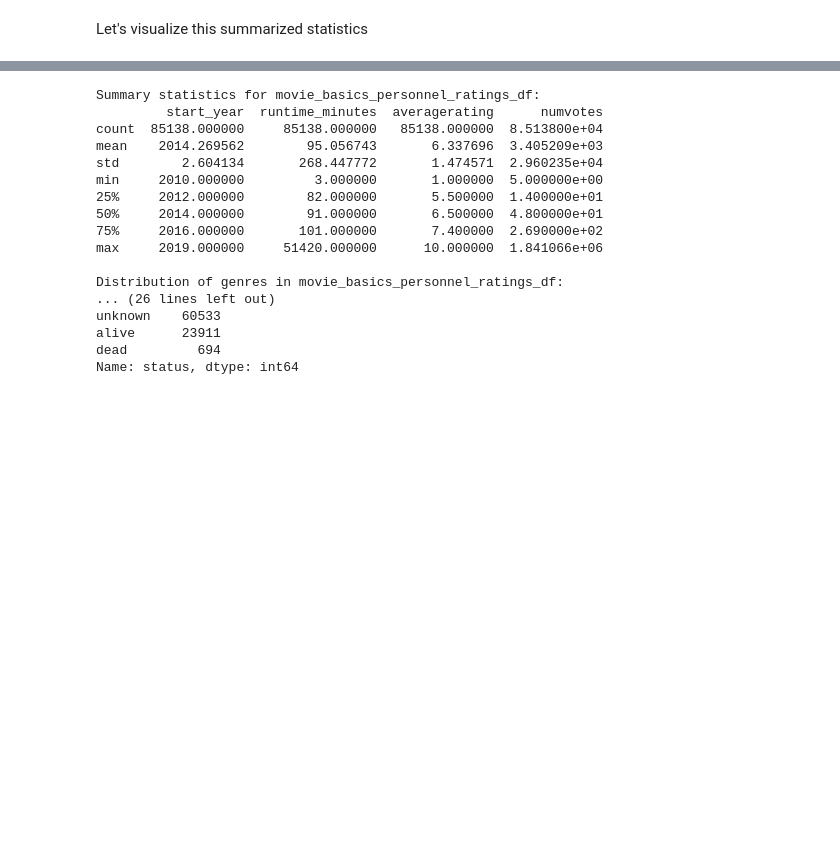
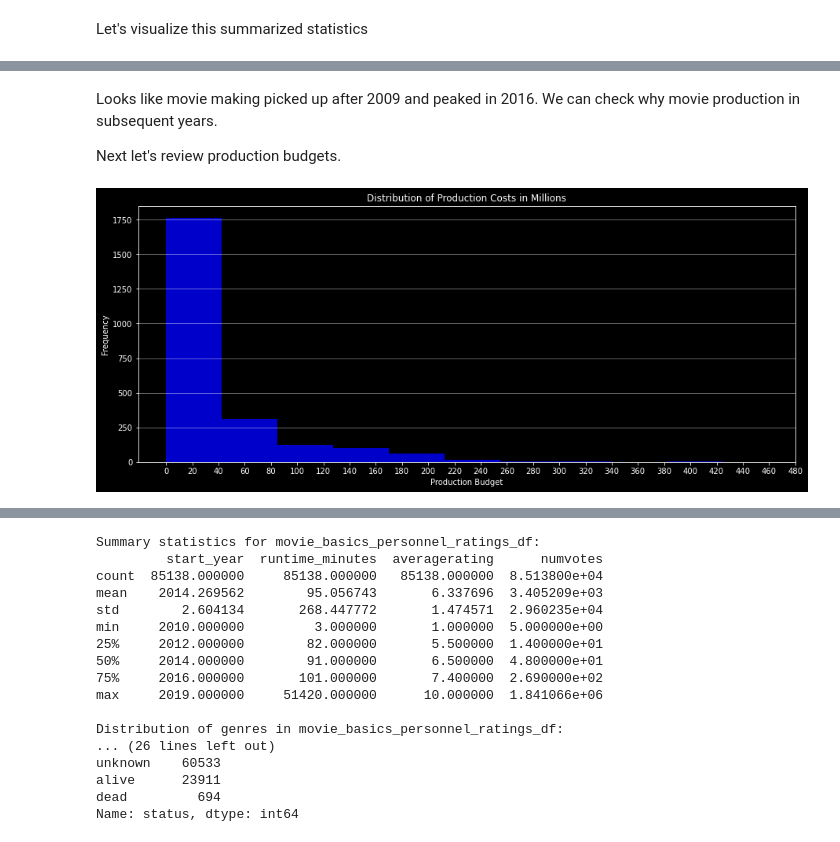
Before and after one commit to MMJGGR/Phase_1_Project, a Jupyter notebook: index.ipynb, the cells around one changed output, grey strips where cells are left out. Cells and saved outputs as stored; diff of their text form; code cells hidden in the pictures; blank space fills up the shorter version.

```diff
--- a/index.ipynb
+++ b/index.ipynb
@@ -709,0 +738,20 @@ fig, ax = plt.subplots
+# %% [markdown]
+Looks like movie making picked up after 2009 and peaked in 2016. We can check why movie production in subsequent years.
+
+Next let's review production budgets.
+# %%
+#histogram showing a distribution of production budgets
+production_budget = tmdb_movies_performance_df[tmdb_movies_performance_df['production_budget'] > 0]['production_budget']/1000000
+
+
+plt.figure(figsize=(15,6))
+plt.hist(production_budget, bins = 10, color = 'blue', alpha = 0.8)
+plt.xticks(np.arange(0, 500, step=20))
+
+plt.xlabel('Production Budget')
+plt.ylabel('Frequency')
+plt.title('Distribution of Production Costs in Millions')
+plt.grid(axis='y', alpha=0.5)
+plt.show()
+# %% [output]
+[figure, added]
```
Also changed, not shown: parts of 13 cells of this notebook.
